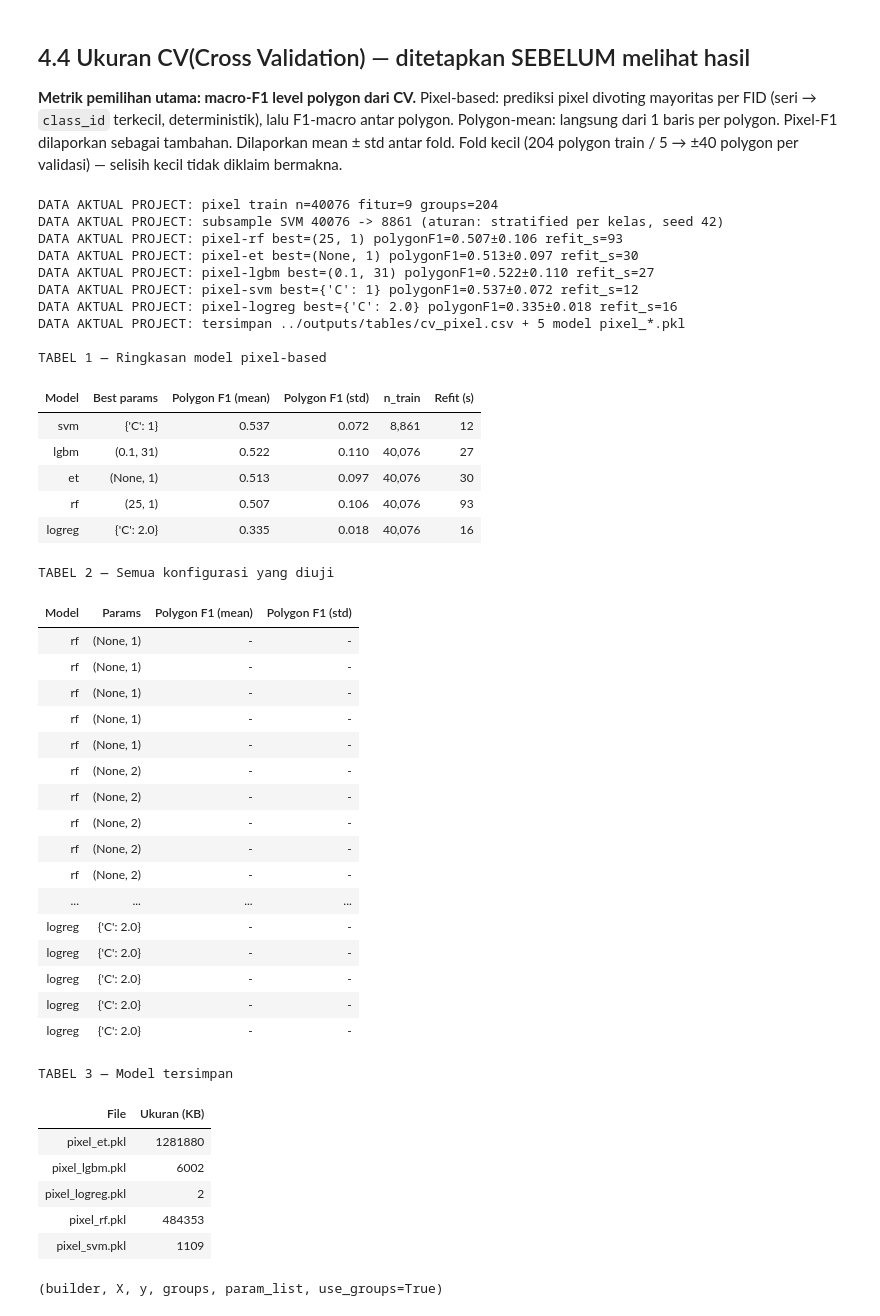
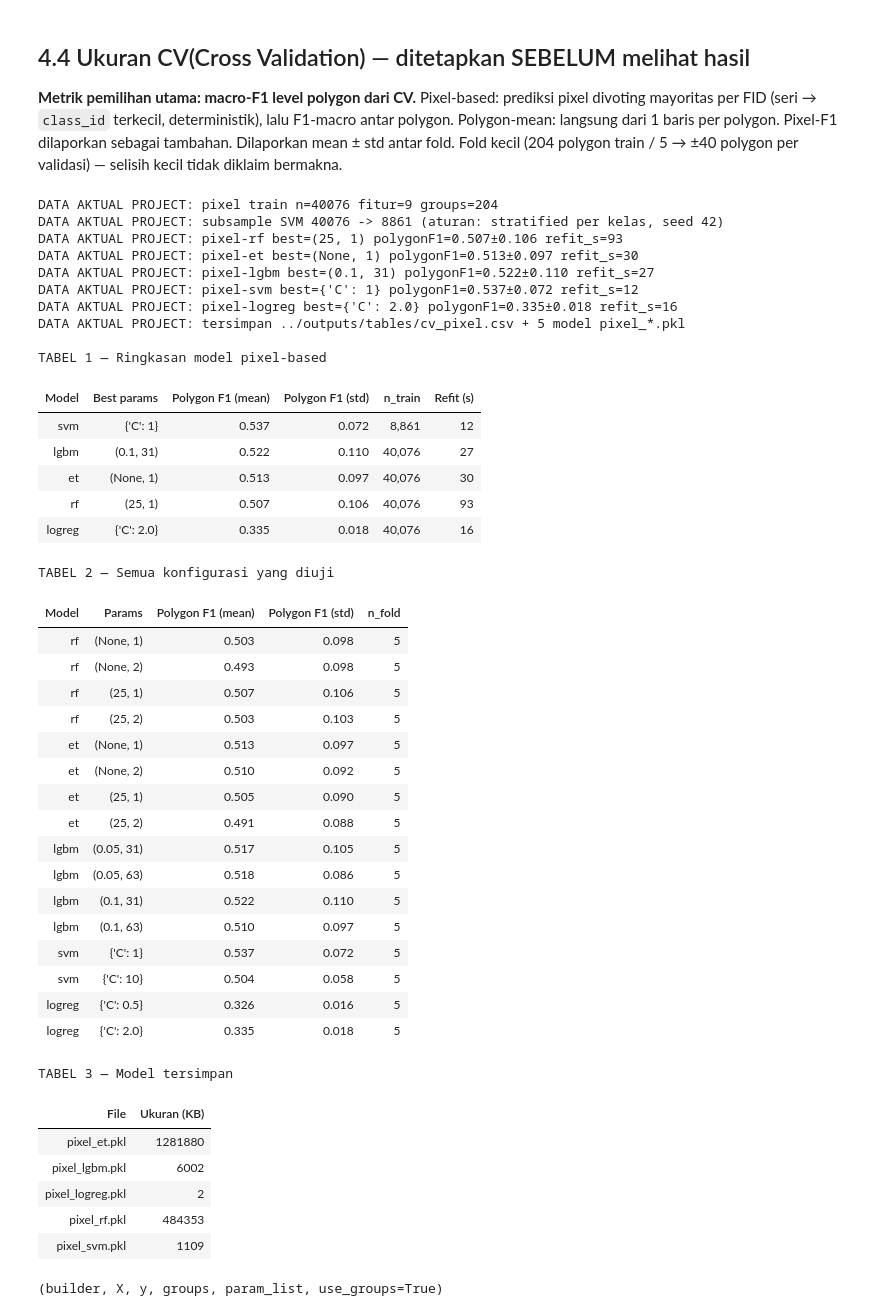
Before and after one commit to Rahardian-Ananta/PSD-Klasifikasi-Lahan, a Jupyter notebook: notebooks/04_modeling.ipynb, the cells around one changed output. Drawn from its saved outputs; the diff is of its cells as text; code cells hidden in the pictures.

```diff
--- a/notebooks/04_modeling.ipynb
+++ b/notebooks/04_modeling.ipynb
@@ -250,17 +252,17 @@ tab1 = pd.DataFrame(rows).sort_values("Polygon F1 (mean)", ascending=False)
 print("\nTABEL 1 — Ringkasan model pixel-based")
 display(HTML(tab1.to_html(index=False, justify="left", border=1)))
 
-# TABEL 2 — Semua konfigurasi yang diuji
+# TABEL 2 — Semua konfigurasi yang diuji (agregasi per model x params)
 det_rows = []
 for m, v in RES.items():
-    for r in v.get("recs", []):
-        mean_val = r.get("mean_polygon_f1")
-        std_val = r.get("std_polygon_f1")
+    recs = pd.DataFrame(v.get("recs", []))
+    for prm, grp in recs.groupby("params", sort=False):
         det_rows.append({
             "Model": m,
-            "Params": str(r.get("params", "-")),
-            "Polygon F1 (mean)": f"{mean_val:.3f}" if isinstance(mean_val, (int, float)) else "-",
-            "Polygon F1 (std)": f"{std_val:.3f}" if isinstance(std_val, (int, float)) else "-",
+            "Params": str(prm),
+            "Polygon F1 (mean)": f"{grp['polygon_f1'].mean():.3f}",
+            "Polygon F1 (std)": f"{np.std(grp['polygon_f1'].to_numpy(), ddof=0):.3f}",
+            "n_fold": int(grp["polygon_f1"].count()),
         })
 tab2 = pd.DataFrame(det_rows)
 
@@ -272,50 +274,50 @@ else:
 
 # TABEL 3 — Model tersimpan
 model_files = sorted(f for f in os.listdir("../outputs/models") if f.startswith("pixel_"))
 tab3 = pd.DataFrame({
     "File": model_files,
     "Ukuran (KB)": [
         f"{os.path.getsize(os.path.join('../outputs/models', f)) / 1024:.0f}"
         for f in model_files
     ],
 })
 print("\nTABEL 3 — Model tersimpan")
 display(HTML(tab3.to_html(index=False, justify="left", border=1)))
 # %% [output]
 DATA AKTUAL PROJECT: pixel train n=40076 fitur=9 groups=204
 DATA AKTUAL PROJECT: subsample SVM 40076 -> 8861 (aturan: stratified per kelas, seed 42)
 DATA AKTUAL PROJECT: pixel-rf best=(25, 1) polygonF1=0.507±0.106 refit_s=93
 DATA AKTUAL PROJECT: pixel-et best=(None, 1) polygonF1=0.513±0.097 refit_s=30
 DATA AKTUAL PROJECT: pixel-lgbm best=(0.1, 31) polygonF1=0.522±0.110 refit_s=27
 DATA AKTUAL PROJECT: pixel-svm best={'C': 1} polygonF1=0.537±0.072 refit_s=12
 DATA AKTUAL PROJECT: pixel-logreg best={'C': 2.0} polygonF1=0.335±0.018 refit_s=16
 DATA AKTUAL PROJECT: tersimpan ../outputs/tables/cv_pixel.csv + 5 model pixel_*.pkl
 
 TABEL 1 — Ringkasan model pixel-based
 | Model | Best params | Polygon F1 (mean) | Polygon F1 (std) | n_train | Refit (s) |
 | svm | {'C': 1} | 0.537 | 0.072 | 8,861 | 12 |
 | lgbm | (0.1, 31) | 0.522 | 0.110 | 40,076 | 27 |
 | et | (None, 1) | 0.513 | 0.097 | 40,076 | 30 |
 | rf | (25, 1) | 0.507 | 0.106 | 40,076 | 93 |
 | logreg | {'C': 2.0} | 0.335 | 0.018 | 40,076 | 16 |
 TABEL 2 — Semua konfigurasi yang diuji
-| Model | Params | Polygon F1 (mean) | Polygon F1 (std) |
-| rf | (None, 1) | - | - |
-| rf | (None, 1) | - | - |
-| rf | (None, 1) | - | - |
-| rf | (None, 1) | - | - |
-| rf | (None, 1) | - | - |
-| rf | (None, 2) | - | - |
-| rf | (None, 2) | - | - |
-| rf | (None, 2) | - | - |
-| rf | (None, 2) | - | - |
-| rf | (None, 2) | - | - |
-| ... | ... | ... | ... |
-| logreg | {'C': 2.0} | - | - |
-| logreg | {'C': 2.0} | - | - |
-| logreg | {'C': 2.0} | - | - |
-| logreg | {'C': 2.0} | - | - |
-| logreg | {'C': 2.0} | - | - |
+| Model | Params | Polygon F1 (mean) | Polygon F1 (std) | n_fold |
+| rf | (None, 1) | 0.503 | 0.098 | 5 |
+| rf | (None, 2) | 0.493 | 0.098 | 5 |
+| rf | (25, 1) | 0.507 | 0.106 | 5 |
+| rf | (25, 2) | 0.503 | 0.103 | 5 |
+| et | (None, 1) | 0.513 | 0.097 | 5 |
+| et | (None, 2) | 0.510 | 0.092 | 5 |
+| et | (25, 1) | 0.505 | 0.090 | 5 |
+| et | (25, 2) | 0.491 | 0.088 | 5 |
+| lgbm | (0.05, 31) | 0.517 | 0.105 | 5 |
+| lgbm | (0.05, 63) | 0.518 | 0.086 | 5 |
+| lgbm | (0.1, 31) | 0.522 | 0.110 | 5 |
+| lgbm | (0.1, 63) | 0.510 | 0.097 | 5 |
+| svm | {'C': 1} | 0.537 | 0.072 | 5 |
+| svm | {'C': 10} | 0.504 | 0.058 | 5 |
+| logreg | {'C': 0.5} | 0.326 | 0.016 | 5 |
+| logreg | {'C': 2.0} | 0.335 | 0.018 | 5 |
 TABEL 3 — Model tersimpan
 | File | Ukuran (KB) |
 | pixel_et.pkl | 1281880 |
```
Also changed, not shown: parts of 7 cells of this notebook, 7 other files.
